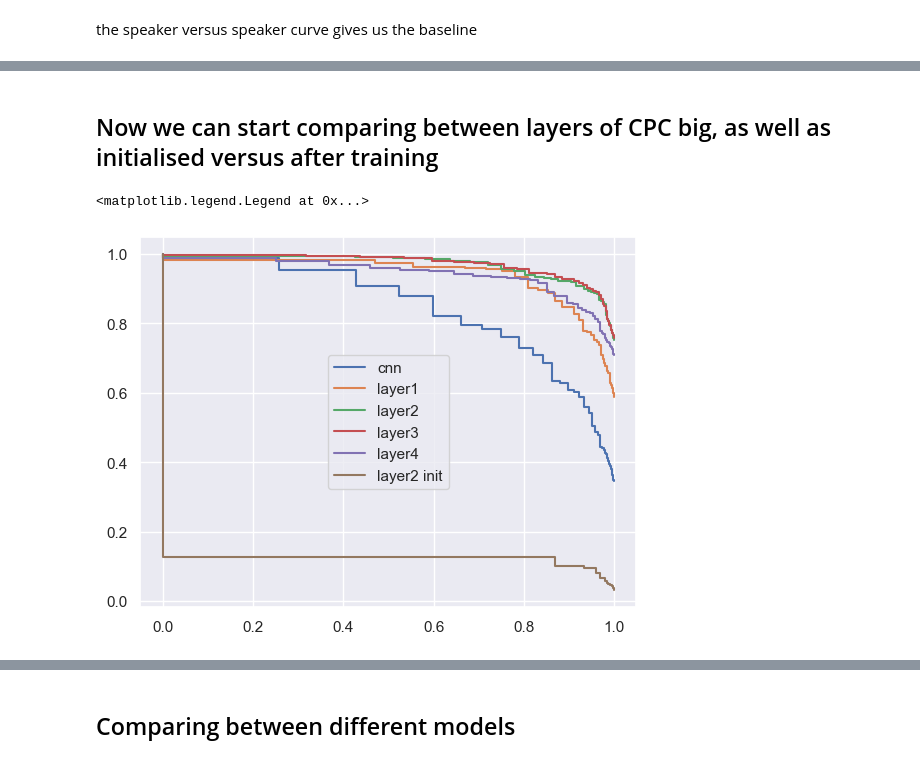
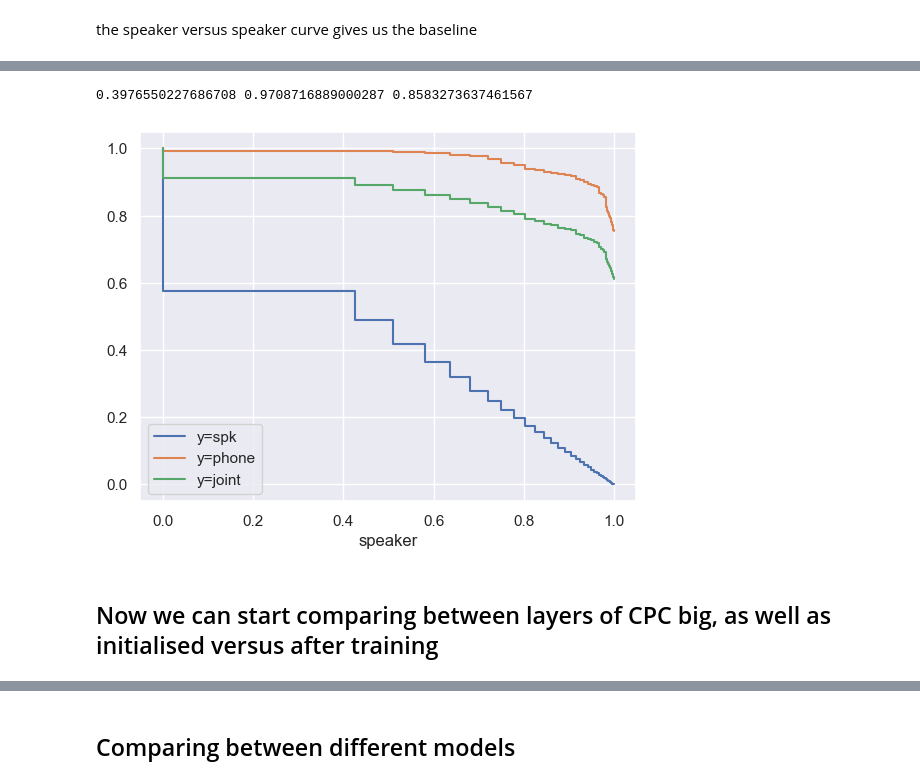
Before and after one commit to uililo/cumulative-residual-variance, a Jupyter notebook: quantitative-orthogonality-measure.ipynb, the cells around one changed output, grey strips where cells are left out. Saved outputs shown, nothing was run; the diff lists cells and outputs as text; code cells hidden in the pictures.

```diff
--- a/quantitative-orthogonality-measure.ipynb
+++ b/quantitative-orthogonality-measure.ipynb
@@ -119,2 +147,14 @@ plt.legend()
+# %%
+ph_var, spk_var = remaining_variance_ratio(ph_vecs, spk_pca)
+joint_var, spk_var = remaining_variance_ratio(spk_ph_vecs, spk_pca)
+plt.step(spk_var,1-spk_var,label='y=spk')
+plt.step(spk_var,ph_var,label='y=phone')
+plt.step(spk_var,joint_var,label='y=joint')
+plt.legend()
+plt.xlabel('speaker')
+print(auc(spk_var,1-spk_var),auc(spk_var,ph_var),auc(spk_var,joint_var))
+# %% [output]
+0.3976550227686708 0.9708716889000287 0.8583273637461567
+[figure, added]
 # %% [markdown]
 ## Now we can start comparing between layers of CPC big, as well as initialised versus after training
@@ -128,12 +160,0 @@ ph_var_l2i, spk_var_l2i = phone_versus_speaker('aggregated_vectors/cpc_big/layer
-# %%
-plt.step(spk_var_cnn,ph_var_cnn,label='cnn')
-# plt.step(spk_var,1-spk_var,label='cnn_baseline')
-plt.step(spk_var_l1,ph_var_l1,label='layer1')
-plt.step(spk_var_l2,ph_var_l2,label='layer2')
-plt.step(spk_var_l3,ph_var_l3,label='layer3')
-plt.step(spk_var_l4,ph_var_l4,label='layer4')
-plt.step(spk_var_l2i,ph_var_l2i,label='layer2 init')
-plt.legend()
-# %% [output]
-<matplotlib.legend.Legend at 0x...>
-[figure, removed]
```
Also changed, not shown: parts of 29 cells of this notebook.
